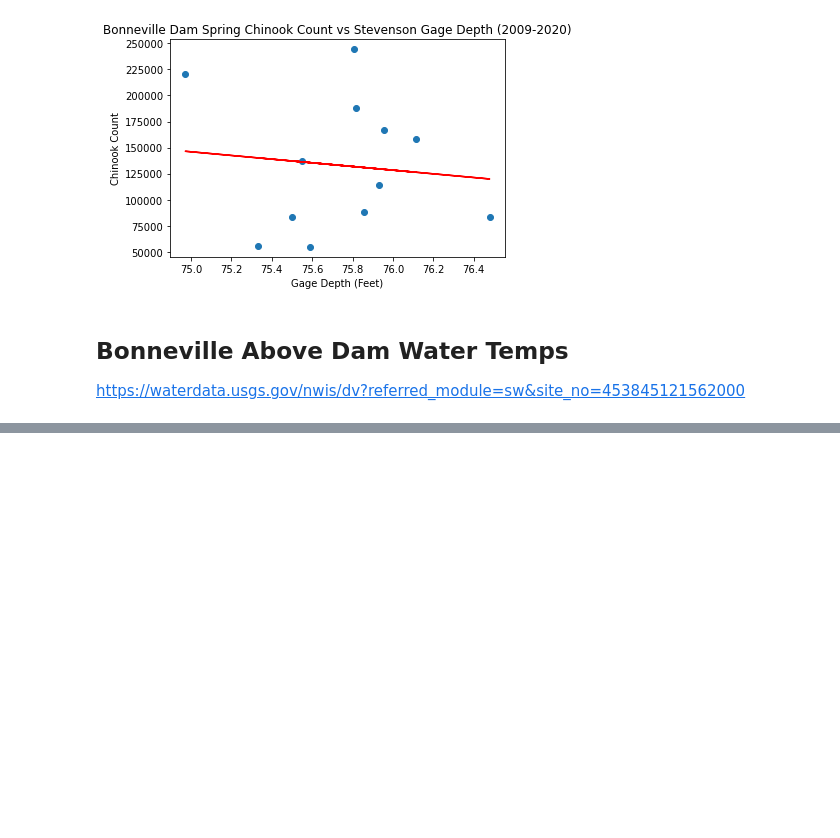
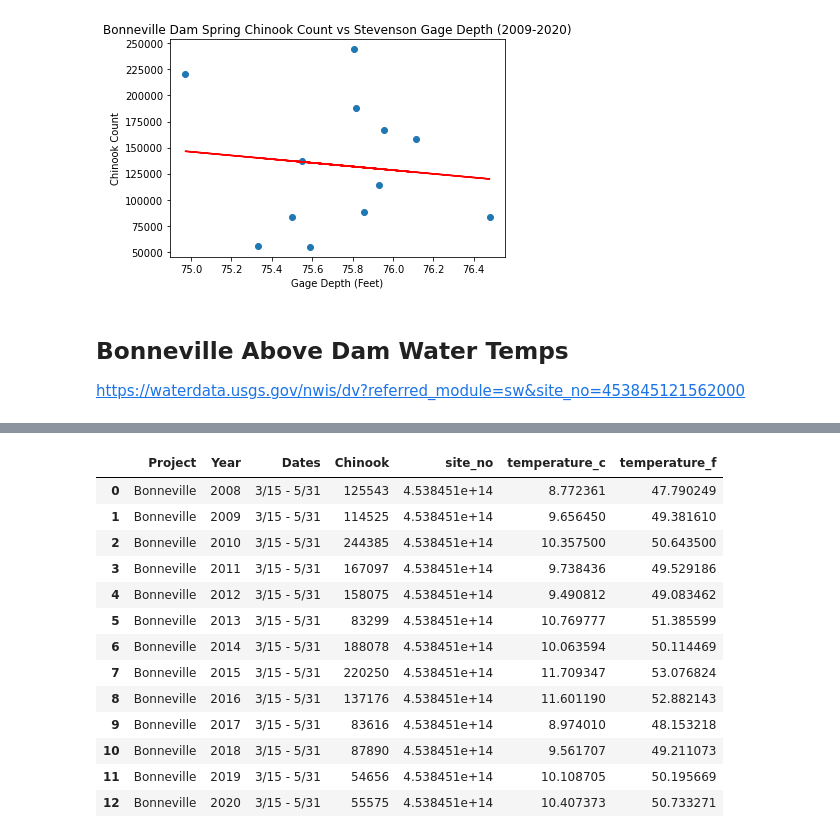
Before and after one commit to jayhjman/bootcamp-project1, a Jupyter notebook: Above-Bonneville-Visual.ipynb, the cells around one changed output, grey strips where cells are left out. Saved outputs shown, nothing was run; the diff lists cells and outputs as text; code cells hidden in the pictures; blank space fills up the shorter version.

```diff
--- a/Above-Bonneville-Visual.ipynb
+++ b/Above-Bonneville-Visual.ipynb
@@ -269,0 +298,23 @@ KeyError: 'datetime'
+# %%
+# Merge salmon data with temperature data
+merged_clean_above_bonneville_forebay_temp_mean_df = pd.merge(bonneville_salmon_df, clean_above_bonneville_forebay_temp_mean_df, on="Year" )
+
+# Create a Farenhieght Temperature
+merged_clean_above_bonneville_forebay_temp_mean_df['temperature_f'] = merged_clean_above_bonneville_forebay_temp_mean_df['temperature_c'] * 1.8 + 32
+
+merged_clean_above_bonneville_forebay_temp_mean_df
+# %% [output]
+|  | Project | Year | Dates | Chinook | site_no | temperature_c | temperature_f |
+| 0 | Bonneville | 2008 | 3/15 - 5/31 | 125543 | 4.538451e+14 | 8.772361 | 47.790249 |
+| 1 | Bonneville | 2009 | 3/15 - 5/31 | 114525 | 4.538451e+14 | 9.656450 | 49.381610 |
+| 2 | Bonneville | 2010 | 3/15 - 5/31 | 244385 | 4.538451e+14 | 10.357500 | 50.643500 |
+| 3 | Bonneville | 2011 | 3/15 - 5/31 | 167097 | 4.538451e+14 | 9.738436 | 49.529186 |
+| 4 | Bonneville | 2012 | 3/15 - 5/31 | 158075 | 4.538451e+14 | 9.490812 | 49.083462 |
+| 5 | Bonneville | 2013 | 3/15 - 5/31 | 83299 | 4.538451e+14 | 10.769777 | 51.385599 |
+| 6 | Bonneville | 2014 | 3/15 - 5/31 | 188078 | 4.538451e+14 | 10.063594 | 50.114469 |
+| 7 | Bonneville | 2015 | 3/15 - 5/31 | 220250 | 4.538451e+14 | 11.709347 | 53.076824 |
+| 8 | Bonneville | 2016 | 3/15 - 5/31 | 137176 | 4.538451e+14 | 11.601190 | 52.882143 |
+| 9 | Bonneville | 2017 | 3/15 - 5/31 | 83616 | 4.538451e+14 | 8.974010 | 48.153218 |
+| 10 | Bonneville | 2018 | 3/15 - 5/31 | 87890 | 4.538451e+14 | 9.561707 | 49.211073 |
+| 11 | Bonneville | 2019 | 3/15 - 5/31 | 54656 | 4.538451e+14 | 10.108705 | 50.195669 |
+| 12 | Bonneville | 2020 | 3/15 - 5/31 | 55575 | 4.538451e+14 | 10.407373 | 50.733271 |
```
Also changed, not shown: parts of 4 cells of this notebook, 1 other file.
